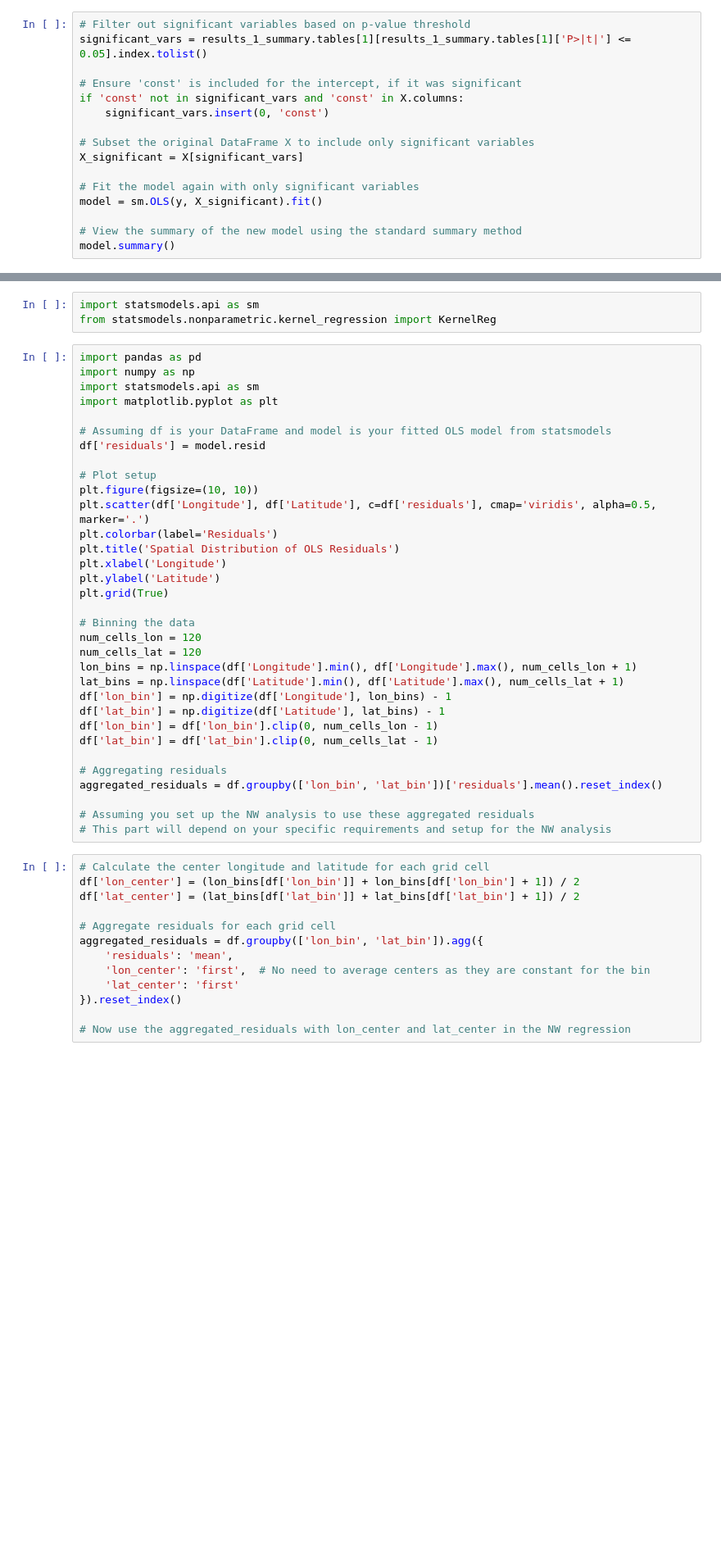
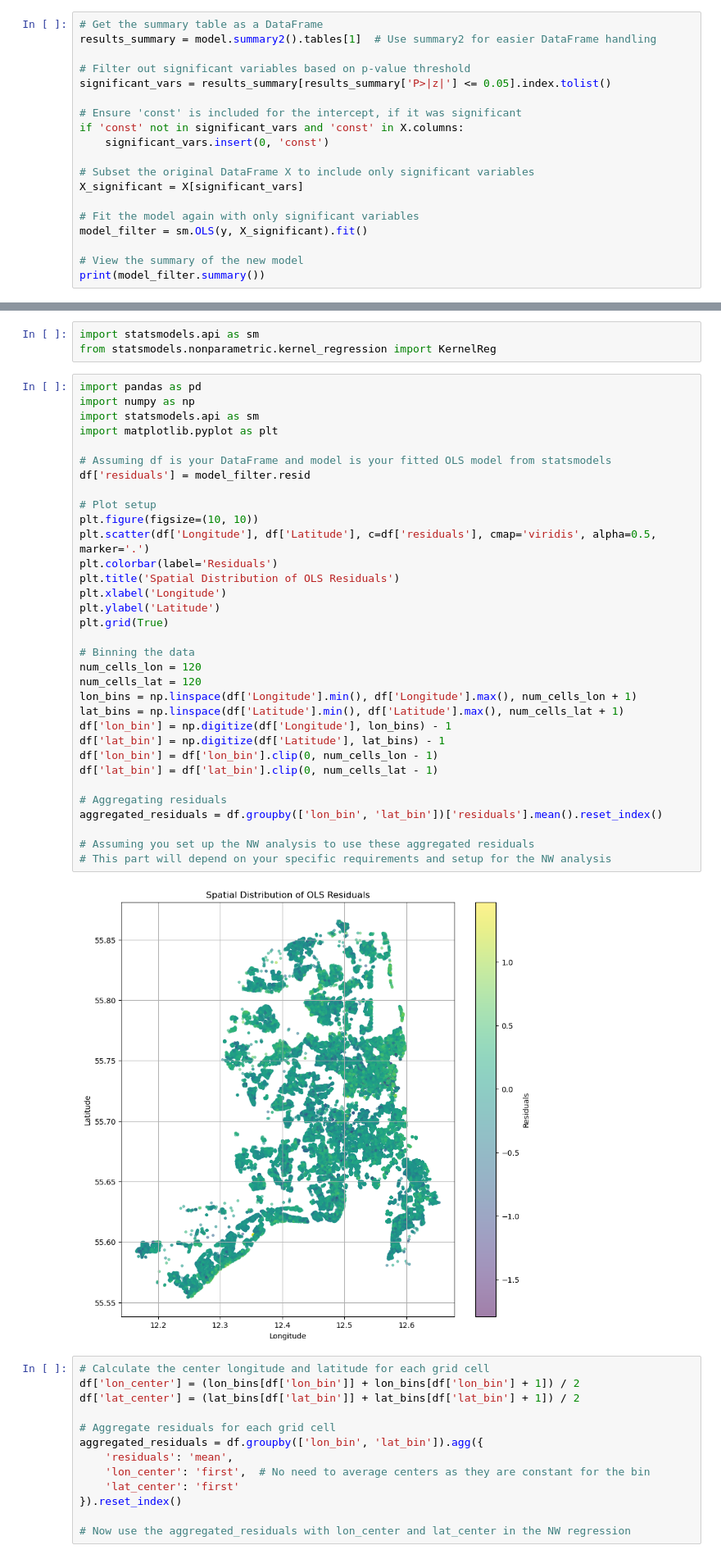
Before and after one commit to qmh341/BA-Project, a Jupyter notebook: Analyse/Analyse (1).ipynb, the cells around one changed output, grey strips where cells are left out. Shown at 82% size. Drawn from its saved outputs; the diff is of its cells as text; blank space fills up the shorter version.

```diff
--- a/Analyse/Analyse (1).ipynb
+++ b/Analyse/Analyse (1).ipynb
@@ -160,8 +142,11 @@ plt.show()
 # %% [markdown]
 ## Refit the Model with Significant Variables Only
 # %%
+# Get the summary table as a DataFrame
+results_summary = model.summary2().tables[1]  # Use summary2 for easier DataFrame handling
+
 # Filter out significant variables based on p-value threshold
-significant_vars = results_1_summary.tables[1][results_1_summary.tables[1]['P>|t|'] <= 0.05].index.tolist()
+significant_vars = results_summary[results_summary['P>|z|'] <= 0.05].index.tolist()
 
 # Ensure 'const' is included for the intercept, if it was significant
 if 'const' not in significant_vars and 'const' in X.columns:
@@ -171,7 +156,7 @@ if 'const' not in significant_vars and 'const' in X.columns:
 X_significant = X[significant_vars]
 
 # Fit the model again with only significant variables
-model = sm.OLS(y, X_significant).fit()
+model_filter = sm.OLS(y, X_significant).fit()
 
-# View the summary of the new model using the standard summary method
-model.summary()
+# View the summary of the new model
+print(model_filter.summary())
@@ -183,34 +186,36 @@ import pandas as pd
 import numpy as np
 import statsmodels.api as sm
 import matplotlib.pyplot as plt
 
 # Assuming df is your DataFrame and model is your fitted OLS model from statsmodels
-df['residuals'] = model.resid
+df['residuals'] = model_filter.resid
 
 # Plot setup
 plt.figure(figsize=(10, 10))
 plt.scatter(df['Longitude'], df['Latitude'], c=df['residuals'], cmap='viridis', alpha=0.5, marker='.')
 plt.colorbar(label='Residuals')
 plt.title('Spatial Distribution of OLS Residuals')
 plt.xlabel('Longitude')
 plt.ylabel('Latitude')
 plt.grid(True)
 
 # Binning the data
 num_cells_lon = 120
 num_cells_lat = 120
 lon_bins = np.linspace(df['Longitude'].min(), df['Longitude'].max(), num_cells_lon + 1)
 lat_bins = np.linspace(df['Latitude'].min(), df['Latitude'].max(), num_cells_lat + 1)
 df['lon_bin'] = np.digitize(df['Longitude'], lon_bins) - 1
 df['lat_bin'] = np.digitize(df['Latitude'], lat_bins) - 1
 df['lon_bin'] = df['lon_bin'].clip(0, num_cells_lon - 1)
 df['lat_bin'] = df['lat_bin'].clip(0, num_cells_lat - 1)
 
 # Aggregating residuals
 aggregated_residuals = df.groupby(['lon_bin', 'lat_bin'])['residuals'].mean().reset_index()
 
 # Assuming you set up the NW analysis to use these aggregated residuals
 # This part will depend on your specific requirements and setup for the NW analysis
+# %% [output]
+[figure, added]
 # %%
 # Calculate the center longitude and latitude for each grid cell
 df['lon_center'] = (lon_bins[df['lon_bin']] + lon_bins[df['lon_bin'] + 1]) / 2
```
Also changed, not shown: parts of 9 cells of this notebook.
